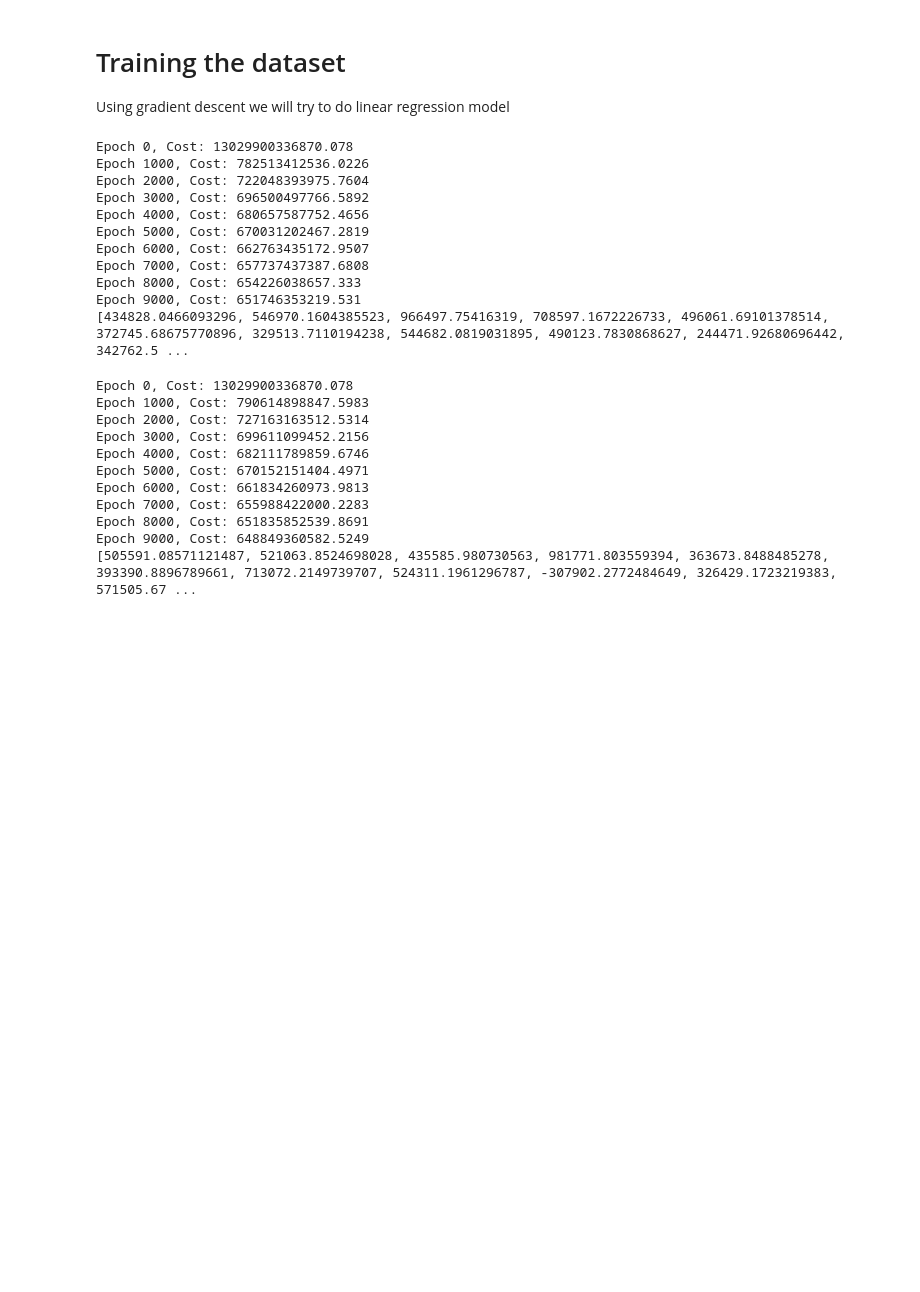
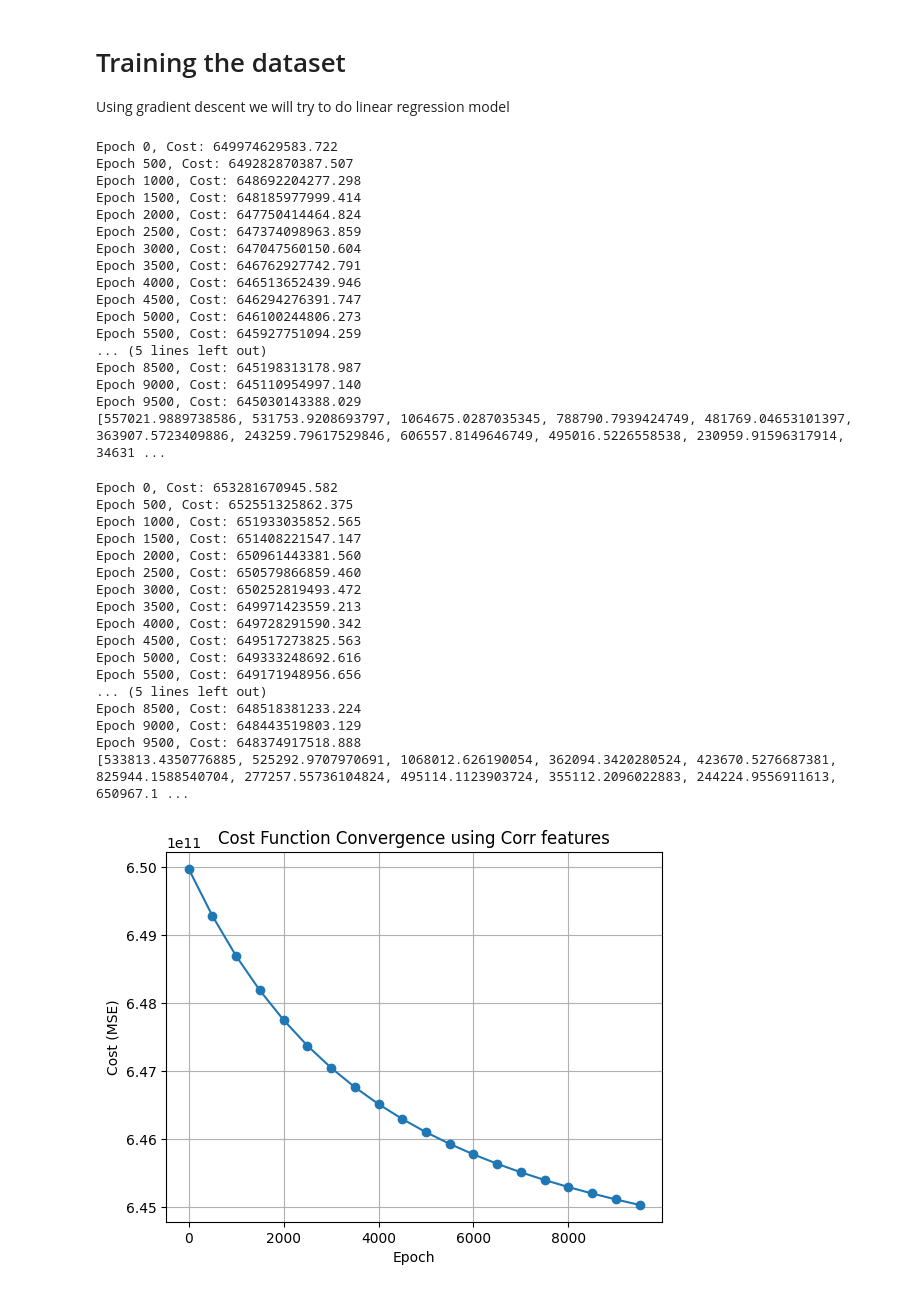
Before and after one commit to cedecj042/housing-price, a Jupyter notebook: linear-regression.ipynb, the cells around one changed output. Drawn from its saved outputs; the diff is of its cells as text; code cells hidden in the pictures; blank space fills up the shorter version.

```diff
--- a/linear-regression.ipynb
+++ b/linear-regression.ipynb
@@ -301,30 +313,51 @@ def compute_cost(X, Y, theta):
 # %%
-theta_corr = compute_cost(X_train_corr, Y_train_corr, theta_corr)
+theta_corr, cost_history_corr, epoch_history_corr = gradient_descent(X_train_corr, Y_train_corr, theta_corr)
 print(theta_corr.flatten().tolist())
 # %% [output]
-Epoch 0, Cost: 13029900336870.078
-Epoch 1000, Cost: 782513412536.0226
-Epoch 2000, Cost: 722048393975.7604
-Epoch 3000, Cost: 696500497766.5892
-Epoch 4000, Cost: 680657587752.4656
-Epoch 5000, Cost: 670031202467.2819
-Epoch 6000, Cost: 662763435172.9507
-Epoch 7000, Cost: 657737437387.6808
-Epoch 8000, Cost: 654226038657.333
-Epoch 9000, Cost: 651746353219.531
-[434828.0466093296, 546970.1604385523, 966497.75416319, 708597.1672226733, 496061.69101378514, 372745.68675770896, 329513.7110194238, 544682.0819031895, 490123.7830868627, 244471.92680696442, 342762.5 ...
+Epoch 0, Cost: 649974629583.722
+Epoch 500, Cost: 649282870387.507
+Epoch 1000, Cost: 648692204277.298
+Epoch 1500, Cost: 648185977999.414
+Epoch 2000, Cost: 647750414464.824
+Epoch 2500, Cost: 647374098963.859
+Epoch 3000, Cost: 647047560150.604
+Epoch 3500, Cost: 646762927742.791
+Epoch 4000, Cost: 646513652439.946
+Epoch 4500, Cost: 646294276391.747
+Epoch 5000, Cost: 646100244806.273
+Epoch 5500, Cost: 645927751094.259
+... (5 lines left out)
+Epoch 8500, Cost: 645198313178.987
+Epoch 9000, Cost: 645110954997.140
+Epoch 9500, Cost: 645030143388.029
+[557021.9889738586, 531753.9208693797, 1064675.0287035345, 788790.7939424749, 481769.04653101397, 363907.5723409886, 243259.79617529846, 606557.8149646749, 495016.5226558538, 230959.91596317914, 34631 ...
 # %%
-theta_mi = compute_cost(X_train_mi, Y_train_mi, theta_mi)
+theta_mi, cost_history_mi, epoch_history_mi = gradient_descent(X_train_mi, Y_train_mi, theta_mi)
 print(theta_mi.flatten().tolist())
 # %% [output]
-Epoch 0, Cost: 13029900336870.078
-Epoch 1000, Cost: 790614898847.5983
-Epoch 2000, Cost: 727163163512.5314
-Epoch 3000, Cost: 699611099452.2156
-Epoch 4000, Cost: 682111789859.6746
-Epoch 5000, Cost: 670152151404.4971
-Epoch 6000, Cost: 661834260973.9813
-Epoch 7000, Cost: 655988422000.2283
-Epoch 8000, Cost: 651835852539.8691
-Epoch 9000, Cost: 648849360582.5249
-[505591.08571121487, 521063.8524698028, 435585.980730563, 981771.803559394, 363673.8488485278, 393390.8896789661, 713072.2149739707, 524311.1961296787, -307902.2772484649, 326429.1723219383, 571505.67 ...
+Epoch 0, Cost: 653281670945.582
+Epoch 500, Cost: 652551325862.375
+Epoch 1000, Cost: 651933035852.565
+Epoch 1500, Cost: 651408221547.147
+Epoch 2000, Cost: 650961443381.560
+Epoch 2500, Cost: 650579866859.460
+Epoch 3000, Cost: 650252819493.472
+Epoch 3500, Cost: 649971423559.213
+Epoch 4000, Cost: 649728291590.342
+Epoch 4500, Cost: 649517273825.563
+Epoch 5000, Cost: 649333248692.616
+Epoch 5500, Cost: 649171948956.656
+... (5 lines left out)
+Epoch 8500, Cost: 648518381233.224
+Epoch 9000, Cost: 648443519803.129
+Epoch 9500, Cost: 648374917518.888
+[533813.4350776885, 525292.9707970691, 1068012.626190054, 362094.3420280524, 423670.5276687381, 825944.1588540704, 277257.55736104824, 495114.1123903724, 355112.2096022883, 244224.9556911613, 650967.1 ...
+# %%
+plt.plot(epoch_history_corr, cost_history_corr, marker='o')
+plt.title("Cost Function Convergence using Corr features")
+plt.xlabel("Epoch")
+plt.ylabel("Cost (MSE)")
+plt.grid(True)
+plt.show()
+# %% [output]
+[figure, added]
```
Also changed, not shown: parts of 10 cells of this notebook, 1 other file.
